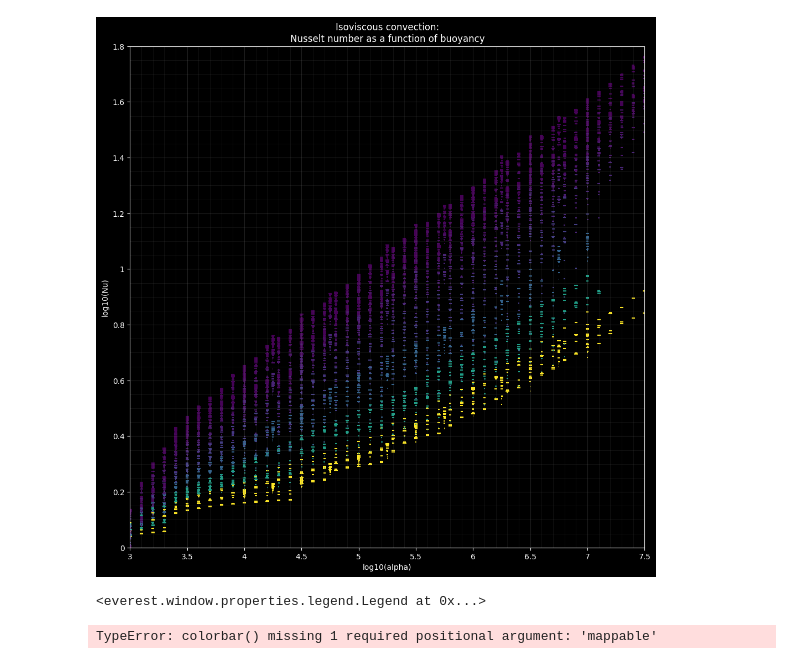
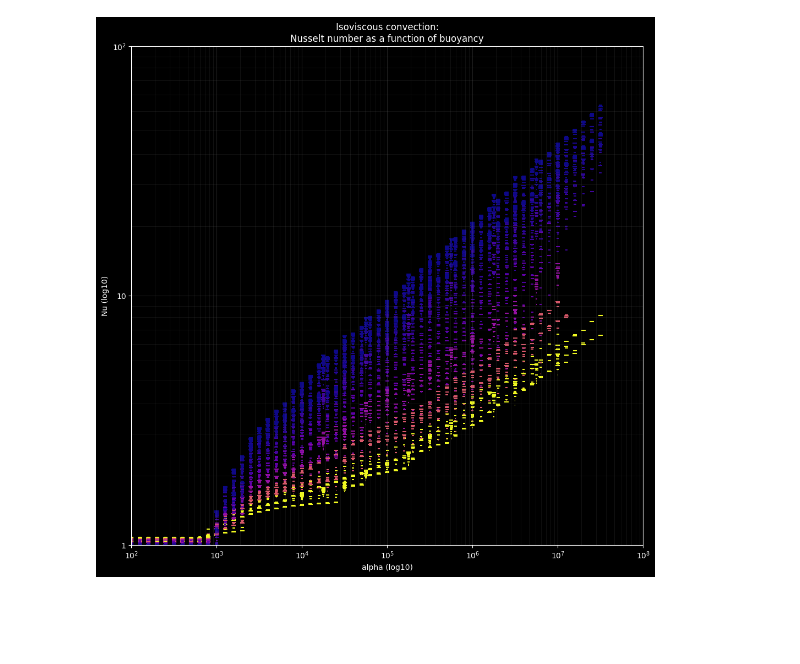
Before and after one commit to rsbyrne/thesis, a Jupyter notebook: analysis/isovisc/isovisc_001.ipynb, the cells around one changed output. Saved outputs shown, nothing was run; the diff lists cells and outputs as text; code cells hidden in the pictures; blank space fills up the shorter version.

```diff
--- a/analysis/isovisc/isovisc_001.ipynb
+++ b/analysis/isovisc/isovisc_001.ipynb
@@ -58,22 +0,0 @@ frm = pd.read_csv('isovisc.csv')
-# %%
-canvas = Canvas(size = (12, 12), fill = 'black', colour = 'white')
-ax = canvas.make_ax(title = 'Isoviscous convection:\nNusselt number as a function of buoyancy')
-ax.scatter(
-    Channel(frm['alpha'], label = 'log10(alpha)', lims = (3, None), capped = (True, None)),
-    Channel(np.log10(frm['Nu']), label = 'log10(Nu)', lims = (0, 1.8), capped = (True, None)),
-    20 * (2 * frm['f'] - 1) + 1,
-    c = frm['H'],
-    marker = "_",
-    cmap = 'viridis',
-    )
-canvas.show()
-# %% [output]
-[figure, removed]
-# %%
-ax.props.legend.set_handles_labels()
-# %% [output]
-<everest.window.properties.legend.Legend at 0x...>
-# %%
-canvas.fig.colorbar()
-# %% [output]
-TypeError: colorbar() missing 1 required positional argument: 'mappable'
@@ -79,0 +12,16 @@ TypeError: colorbar() missing 1 required positional argument: 'mappable'
+# %%
+inputs, initials, finals, averages = isovisc.data.get_summary_frames()
+# %%
+canvas = Canvas(size = (12, 12), fill = 'black', colour = 'white')
+ax = canvas.make_ax(title = 'Isoviscous convection:\nNusselt number as a function of buoyancy')
+ax.scatter(
+    x := Channel(inputs['alpha'], label = 'alpha', lims = (None, None), capped = (True, None), islog = True),
+    y := Channel(averages['Nu'], label = 'Nu', lims = (0, None), capped = (True, None), log = True),
+    30 * (2 * inputs['f'] - 1) + 1,
+    c = inputs['H'],
+    marker = "_",
+    cmap = 'plasma',
+    )
+canvas.show()
+# %% [output]
+[figure, added]
```
Also changed, not shown: parts of 70 cells of this notebook, 14 other files.
